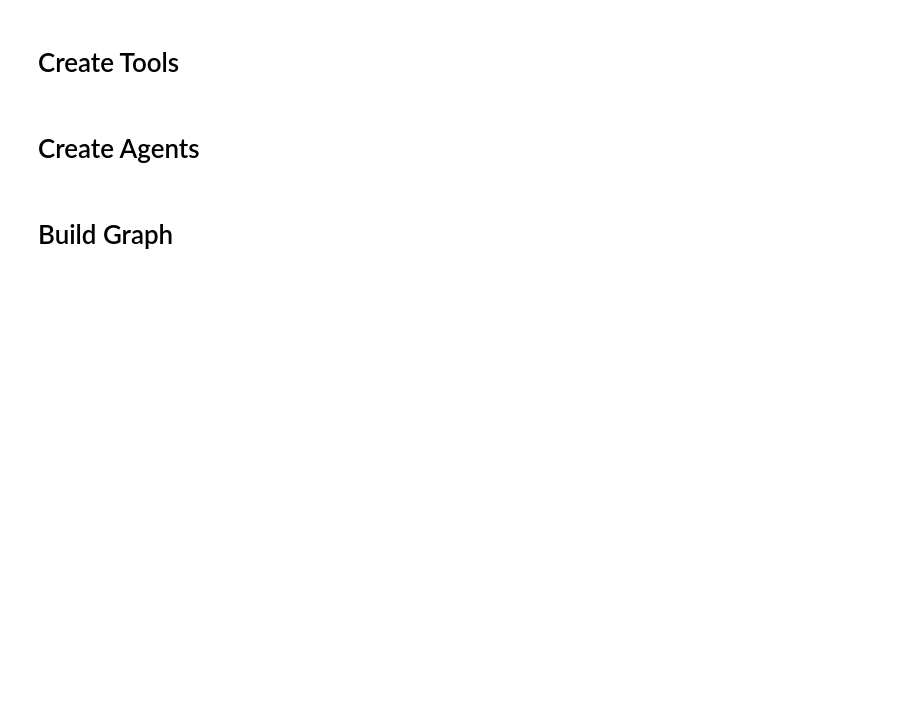
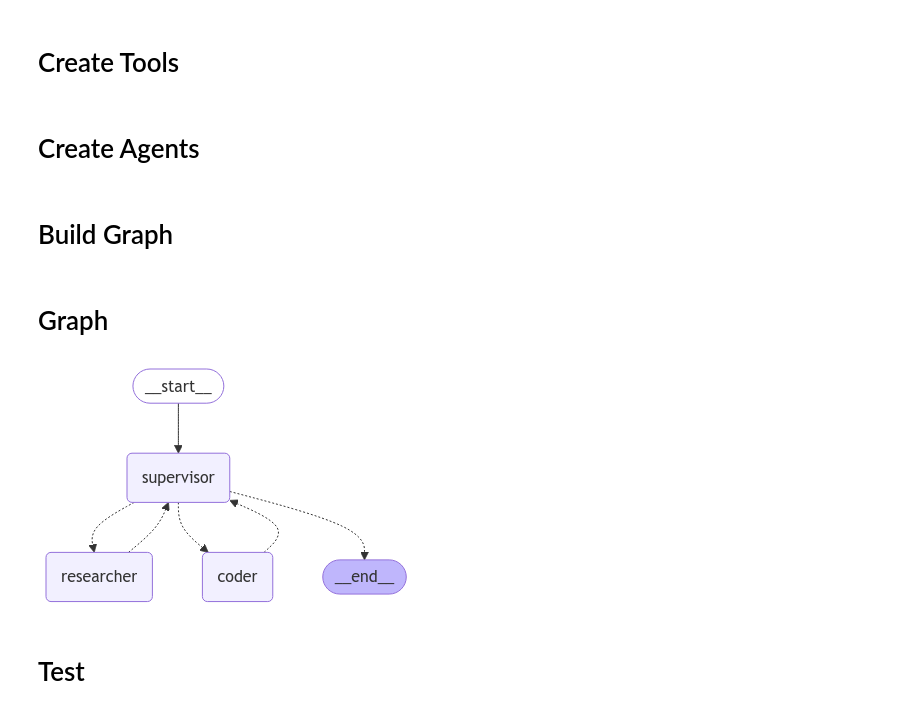
Before and after one commit to SahasPunchihewa/gen-ai-snippets, a Jupyter notebook: Multi Agent.ipynb, the cells around one changed output. Saved outputs shown, nothing was run; the diff lists cells and outputs as text; code cells hidden in the pictures; blank space fills up the shorter version.

```diff
--- a/Multi Agent.ipynb
+++ b/Multi Agent.ipynb
@@ -83,7 +83,7 @@ class Router(TypedDict):
     next: Literal[*options]
 
 
-llm = ChatOpenAI()
+llm = ChatOpenAI(model='gpt-4o-mini')
 
 
 class State(MessagesState):
@@ -146,3 +146,13 @@ builder.add_node('supervisor', supervisor_node)
 builder.add_node('researcher', research_node)
 builder.add_node('coder', code_node)
 graph = builder.compile()
+# %% [markdown]
+# Graph
+# %%
+from IPython.display import display, Image
+
+display(Image(graph.get_graph().draw_mermaid_png()))
+# %% [output]
+[figure, added]
+# %% [markdown]
+# Test
```
Also changed, not shown: parts of 2 cells of this notebook, 1 other file.
